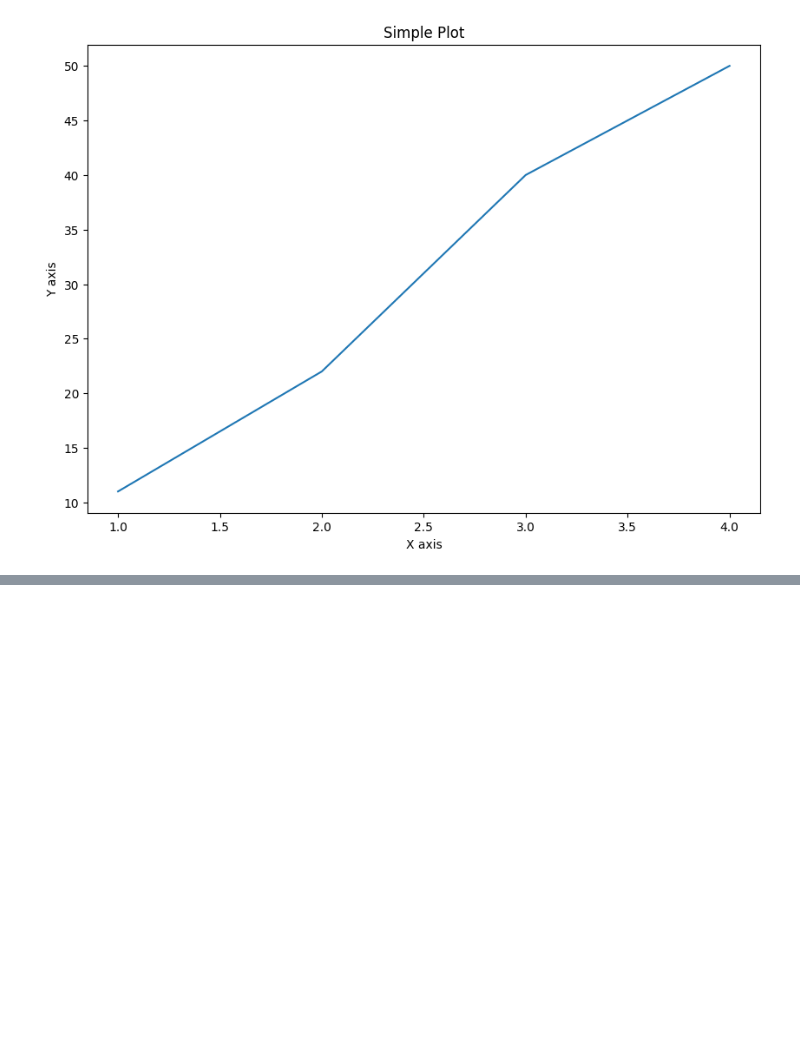
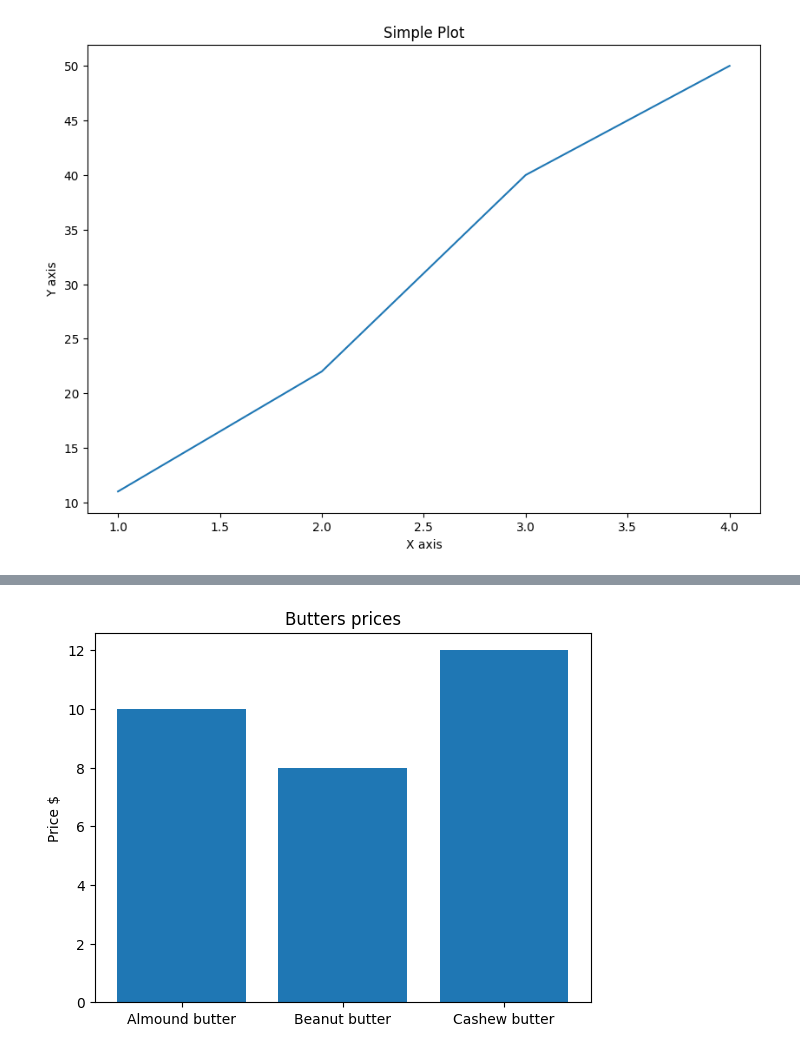
Before and after one commit to Shermukhammat/ZTM_Data_Science, a Jupyter notebook: Matplotlib/introduction_to_Matplotlib.ipynb, the cells around one changed output, grey strips where cells are left out. Drawn from its saved outputs; the diff is of its cells as text; code cells hidden in the pictures; blank space fills up the shorter version.

```diff
--- a/Matplotlib/introduction_to_Matplotlib.ipynb
+++ b/Matplotlib/introduction_to_Matplotlib.ipynb
@@ -82,0 +137,10 @@ plt.show()
+# %%
+# Make a plot from dictionar
+nut_butter_prices = {"Almound butter" : 10, "Beanut butter" : 8, "Cashew butter" : 12}
+
+fig, ax = plt.subplots()
+
+ax.bar(nut_butter_prices.keys(), nut_butter_prices.values())
+ax.set(title = "Butters prices", ylabel = "Price $");
+# %% [output]
+[figure, added]
```
Also changed, not shown: parts of 11 cells of this notebook.
